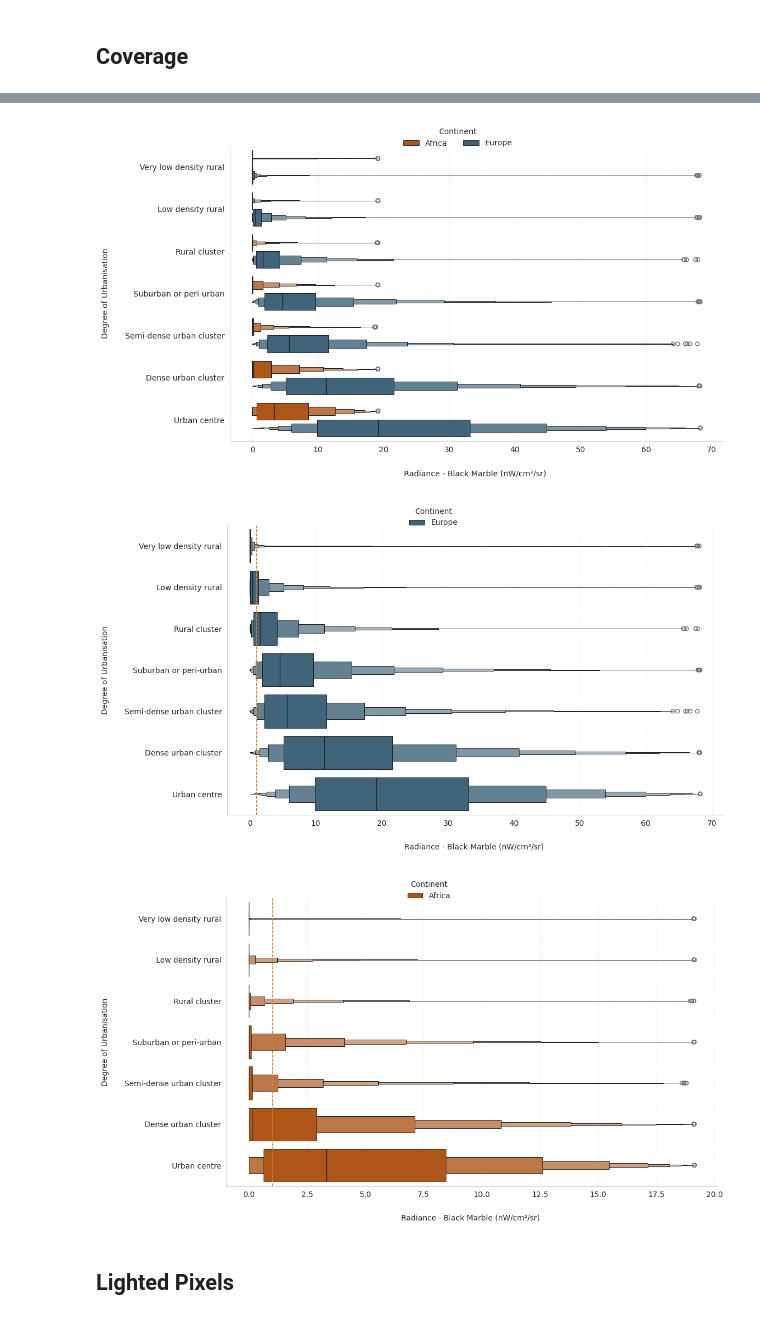
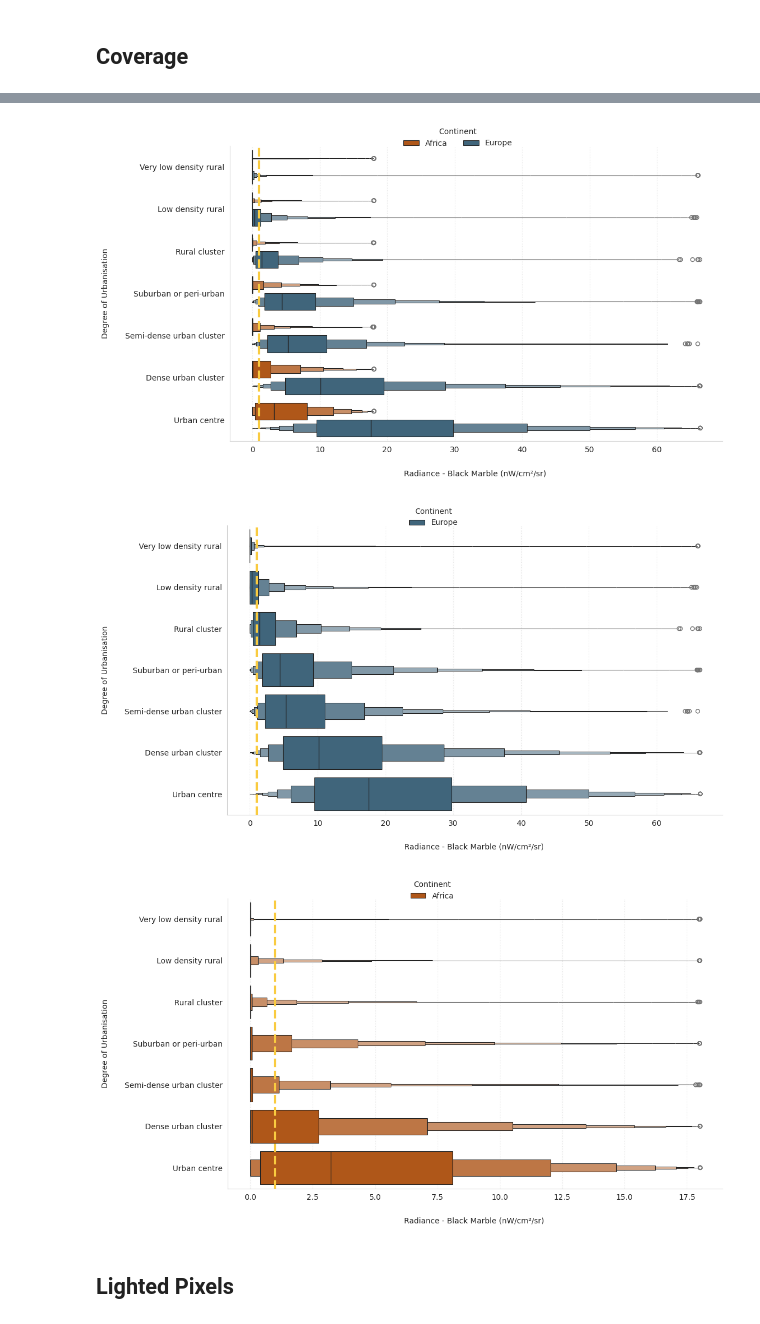
Before and after one commit to jankokla/conflict-monitoring-ntl, a Jupyter notebook: docs/notebooks/bm_ghsl_smod.ipynb, the cells around one changed output, grey strips where cells are left out. Saved outputs shown, nothing was run; the diff lists cells and outputs as text; code cells hidden in the pictures.

```diff
--- a/docs/notebooks/bm_ghsl_smod.ipynb
+++ b/docs/notebooks/bm_ghsl_smod.ipynb
@@ -30,7 +36,7 @@ dfs = []
 
 for continent in CONTINENTS:
     df = pd.read_parquet(
-        "results/urbanization",
+        "results/urbanization_sept",
         filters=[("continent", "==",  continent)],
     )
     df = df[(~df.smod_code.isin([-200, 10])) & (df.black_marble_radiance_monthly >= 0)]
@@ -66,24 +74,24 @@ plot_world_coverage(
 # %%
 df_comparison = df[df.continent.isin(["Europe", "Africa"])].copy()
 df_comparison["continent"] = df_comparison["continent"].cat.remove_unused_categories()
 
-plot_radiance_boxenplots(df_comparison)
+plot_radiance_boxenplots(df_comparison, vertical_line=1)
 # %% [output]
-[figure, old version]
+[figure, new version]
 # %%
 df_europe = df[df.continent.isin(["Europe"])].copy()
 df_europe.continent = df_europe.continent.cat.remove_unused_categories()
 
 plot_radiance_boxenplots(df_europe, vertical_line=1)
 # %% [output]
-[figure, old version]
+[figure, new version]
 # %%
 df_africa = df[df.continent.isin(["Africa"])].copy()
 df_africa.continent = df_africa.continent.cat.remove_unused_categories()
 
 plot_radiance_boxenplots(df_africa, vertical_line=1)
 # %% [output]
-[figure, old version]
+[figure, new version]
 # %% [markdown]
 ## Lighted Pixels
 # %%
```
Also changed, not shown: parts of 17 cells of this notebook, 28 other files.
